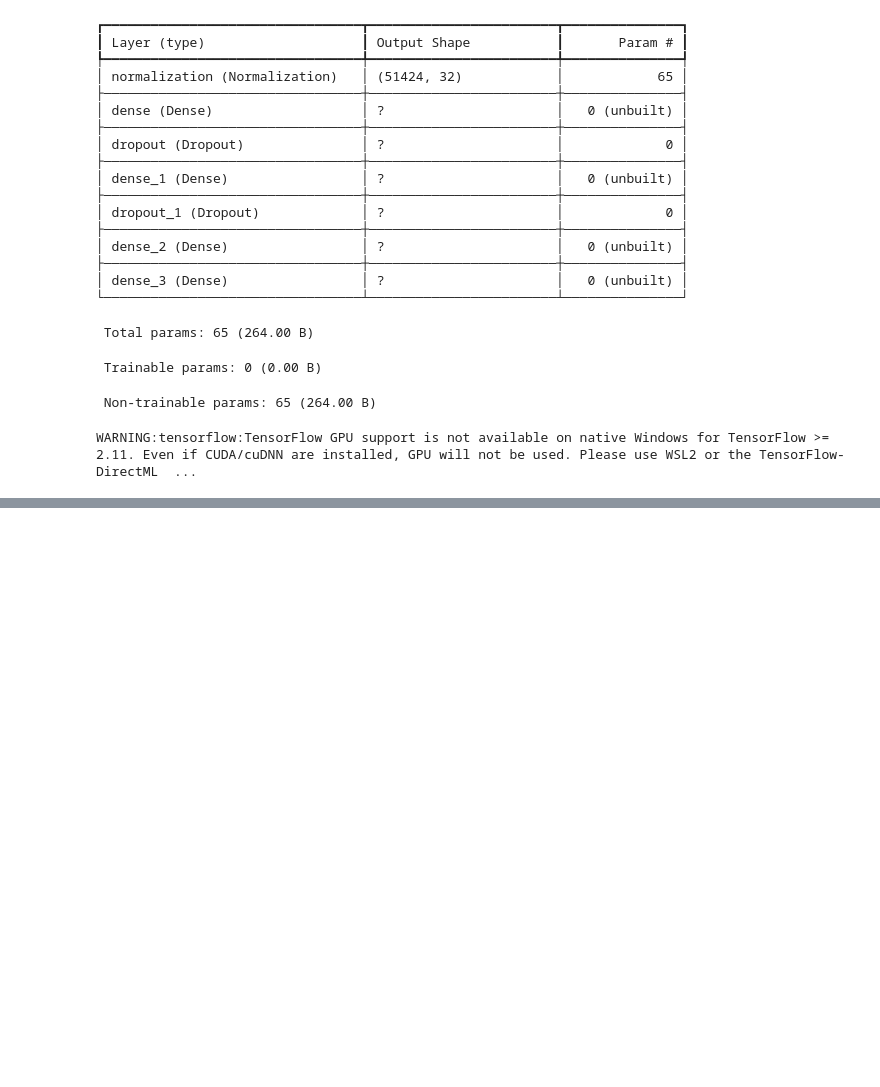
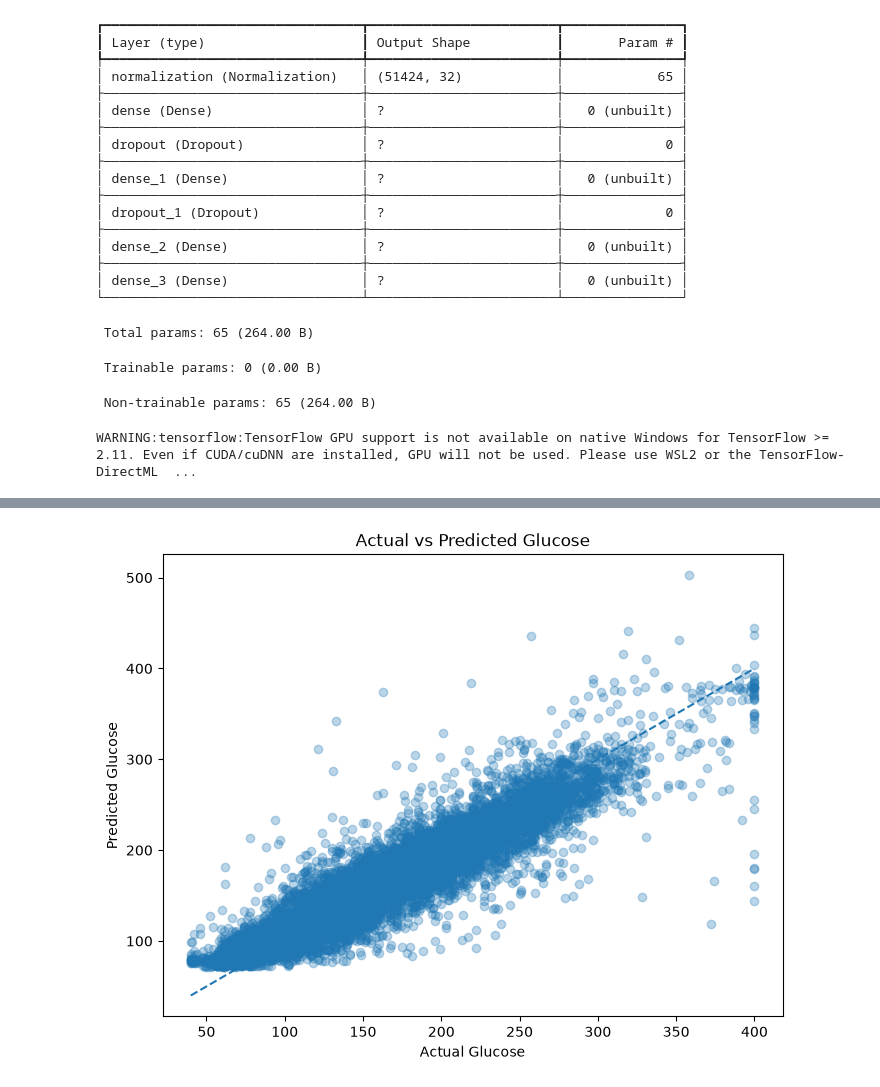
Before and after one commit to Mohan0102/Dia-Decision-AI, a Jupyter notebook: notebooks/Model_Bulding.ipynb, the cells around one changed output, grey strips where cells are left out. Cells and saved outputs as stored; diff of their text form; code cells hidden in the pictures; blank space fills up the shorter version.

```diff
--- a/notebooks/Model_Bulding.ipynb
+++ b/notebooks/Model_Bulding.ipynb
@@ -310,0 +337,25 @@ NameError: name 'mean_absolute_error' is not defined
+# %%
+import matplotlib.pyplot as plt
+
+plt.figure(figsize=(8, 6))
+
+plt.scatter(
+    y_test_np,
+    y_pred,
+    alpha=0.3
+)
+
+plt.xlabel("Actual Glucose")
+plt.ylabel("Predicted Glucose")
+plt.title("Actual vs Predicted Glucose")
+
+# Perfect prediction line
+plt.plot(
+    [y_test_np.min(), y_test_np.max()],
+    [y_test_np.min(), y_test_np.max()],
+    linestyle="--"
+)
+
+plt.show()
+# %% [output]
+[figure, added]
```
Also changed, not shown: parts of 53 cells of this notebook.
